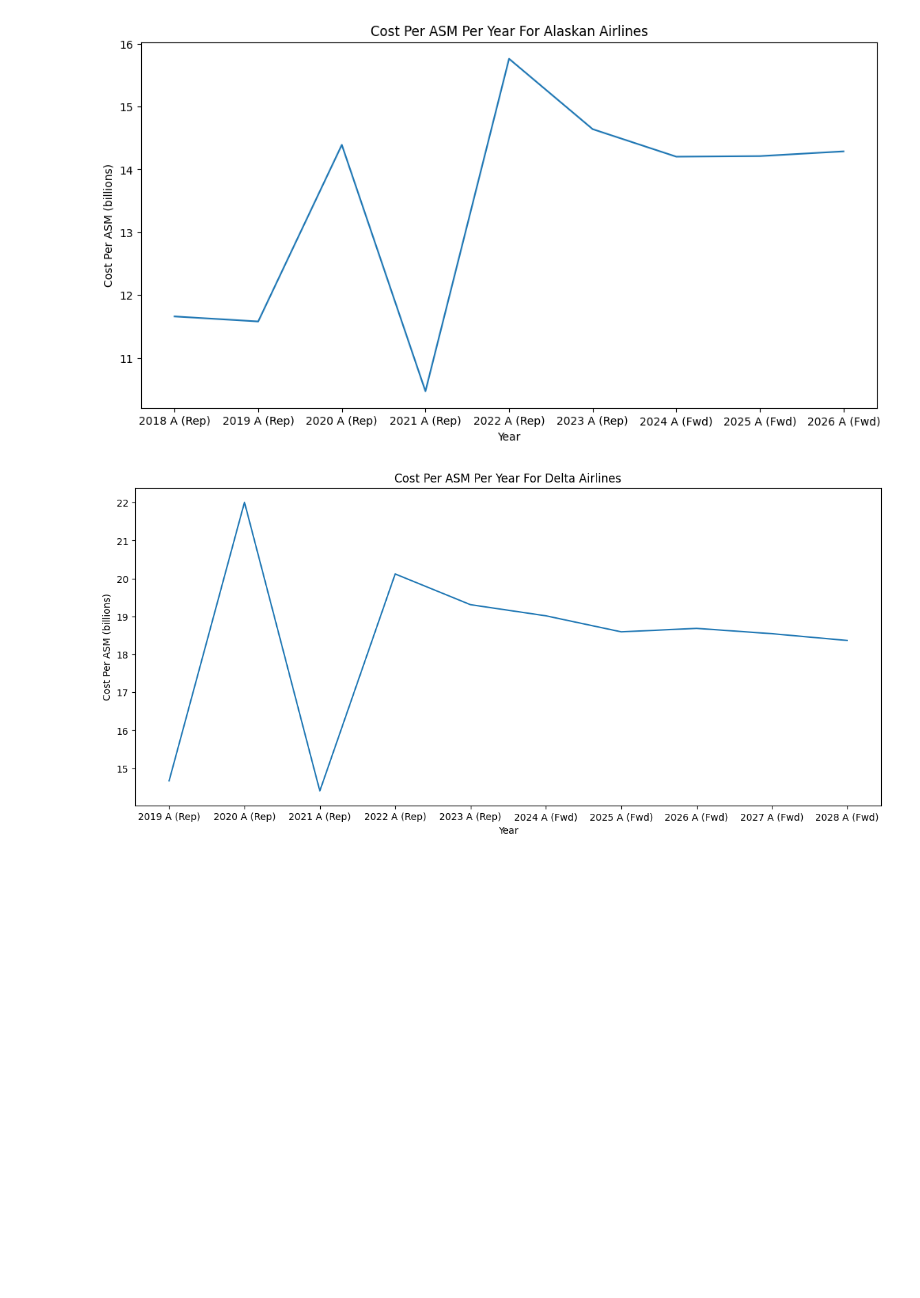
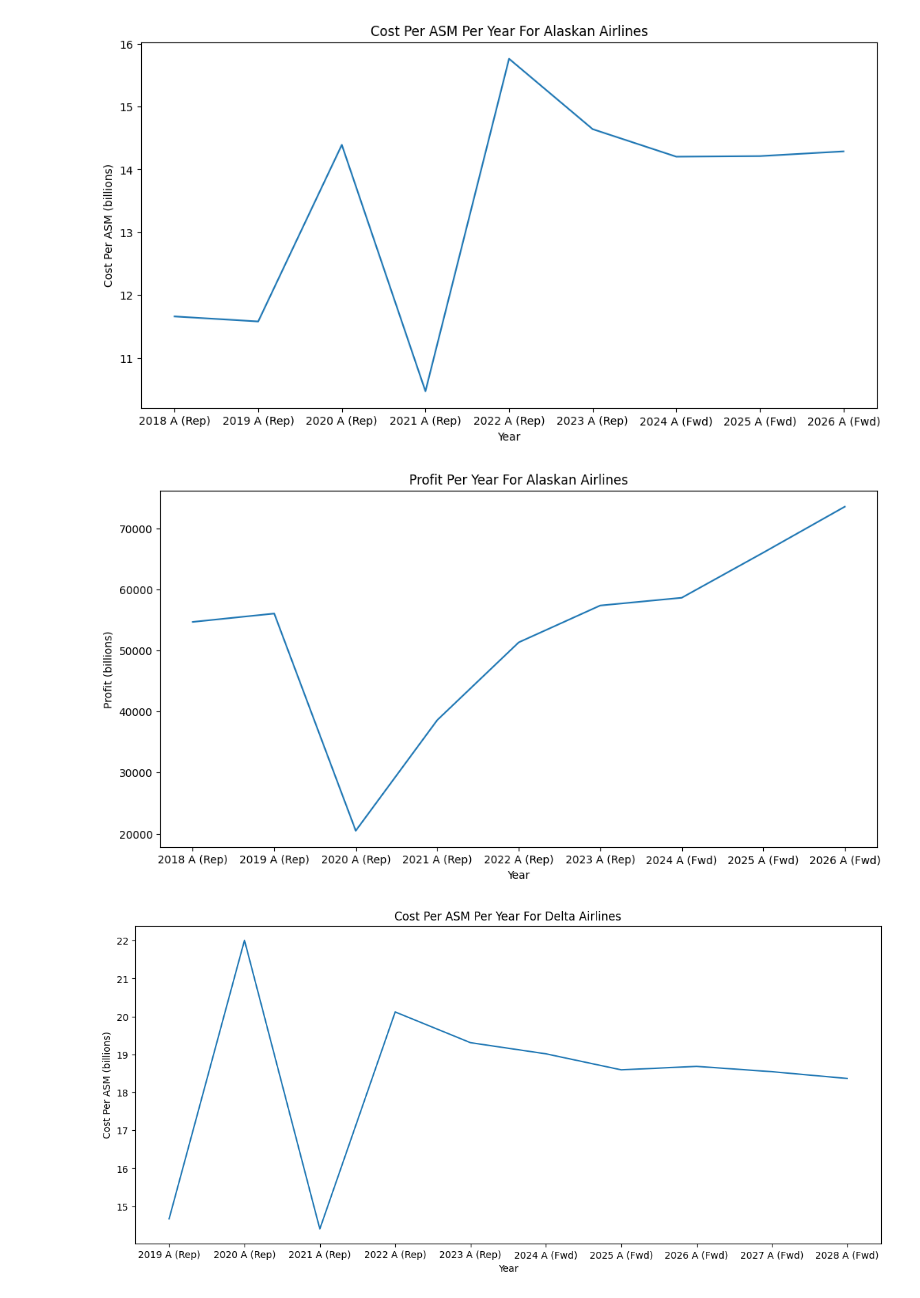
Before and after one commit to sasaigoli05/CDC-datathon, a Jupyter notebook: prototyping.ipynb, the cells around one changed output. Saved outputs shown, nothing was run; the diff lists cells and outputs as text; code cells hidden in the pictures; blank space fills up the shorter version.

Commit message:
Created line graphs for profit of each airline

```diff
--- a/prototyping.ipynb
+++ b/prototyping.ipynb
@@ -21,6 +21,21 @@ plt.ylabel('Cost Per ASM (billions)')
 plt.show()
 # %% [output]
 [figure]
+# %%
+rpm_alaska = data.iloc[9]
+rpm_alaska = rpm_alaska[4:]
+rpm_alaska = rpm_alaska[::-1]
+
+aa_profit_margin = rpm_alaska - aa_cost_per_asm
+
+plt.figure(figsize=(12, 6))
+plt.plot(years, aa_profit_margin)
+plt.title('Profit Per Year For Alaskan Airlines')
+plt.xlabel('Year')
+plt.ylabel('Profit (billions)')
+plt.show()
+# %% [output]
+[figure, added]
 # %%
 import pandas as pd
 import matplotlib.pyplot as plt
```
Also changed, not shown: parts of 7 cells of this notebook.
